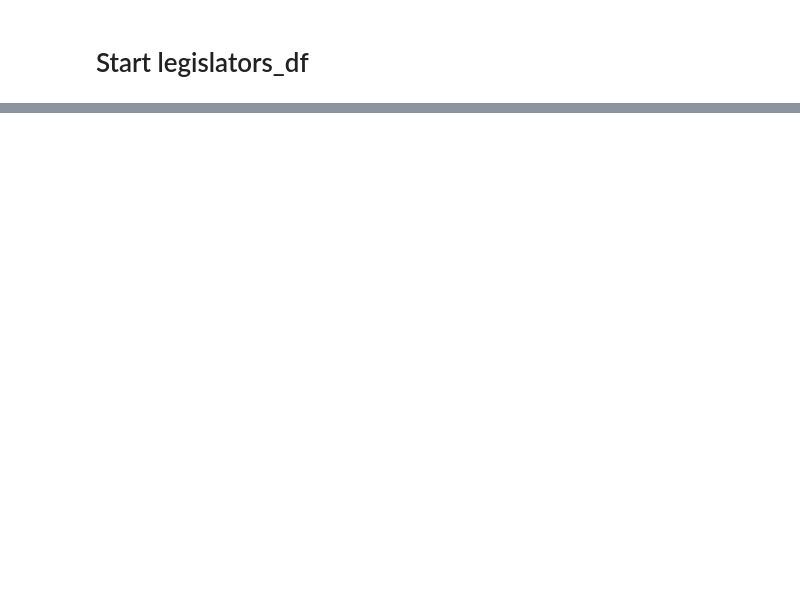
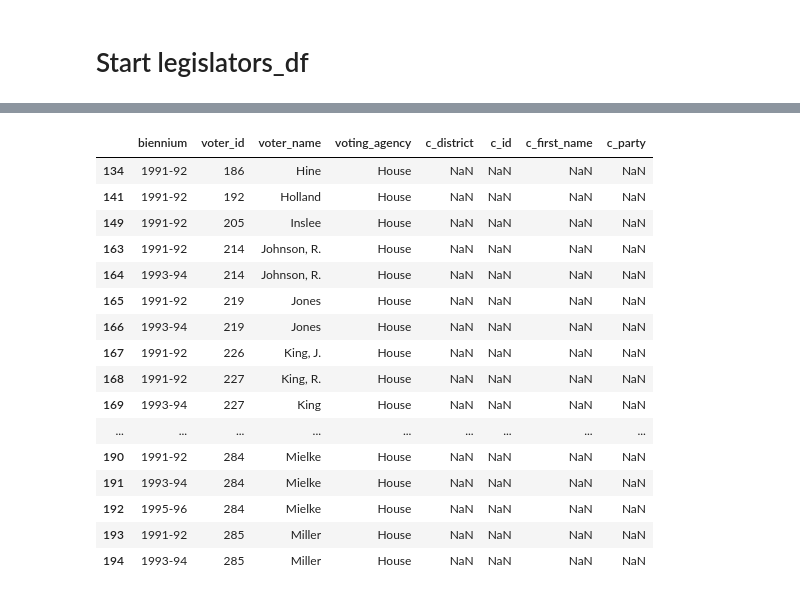
Before and after one commit to ekarboski/washington_state_legislation, a Jupyter notebook: Merging_votes_to_committee_data.ipynb, the cells around one changed output, grey strips where cells are left out. Saved outputs shown, nothing was run; the diff lists cells and outputs as text; code cells hidden in the pictures; blank space fills up the shorter version.

```diff
--- a/Merging_votes_to_committee_data.ipynb
+++ b/Merging_votes_to_committee_data.ipynb
@@ -70,0 +75,20 @@ legislators_df
+# %%
+nulls.loc[98:200, :]
+# %% [output]
+|  | biennium | voter_id | voter_name | voting_agency | c_district | c_id | c_first_name | c_party |
+| 134 | 1991-92 | 186 | Hine | House | NaN | NaN | NaN | NaN |
+| 141 | 1991-92 | 192 | Holland | House | NaN | NaN | NaN | NaN |
+| 149 | 1991-92 | 205 | Inslee | House | NaN | NaN | NaN | NaN |
+| 163 | 1991-92 | 214 | Johnson, R. | House | NaN | NaN | NaN | NaN |
+| 164 | 1993-94 | 214 | Johnson, R. | House | NaN | NaN | NaN | NaN |
+| 165 | 1991-92 | 219 | Jones | House | NaN | NaN | NaN | NaN |
+| 166 | 1993-94 | 219 | Jones | House | NaN | NaN | NaN | NaN |
+| 167 | 1991-92 | 226 | King, J. | House | NaN | NaN | NaN | NaN |
+| 168 | 1991-92 | 227 | King, R. | House | NaN | NaN | NaN | NaN |
+| 169 | 1993-94 | 227 | King | House | NaN | NaN | NaN | NaN |
+| ... | ... | ... | ... | ... | ... | ... | ... | ... |
+| 190 | 1991-92 | 284 | Mielke | House | NaN | NaN | NaN | NaN |
+| 191 | 1993-94 | 284 | Mielke | House | NaN | NaN | NaN | NaN |
+| 192 | 1995-96 | 284 | Mielke | House | NaN | NaN | NaN | NaN |
+| 193 | 1991-92 | 285 | Miller | House | NaN | NaN | NaN | NaN |
+| 194 | 1993-94 | 285 | Miller | House | NaN | NaN | NaN | NaN |
```
Also changed, not shown: parts of 28 cells of this notebook.
